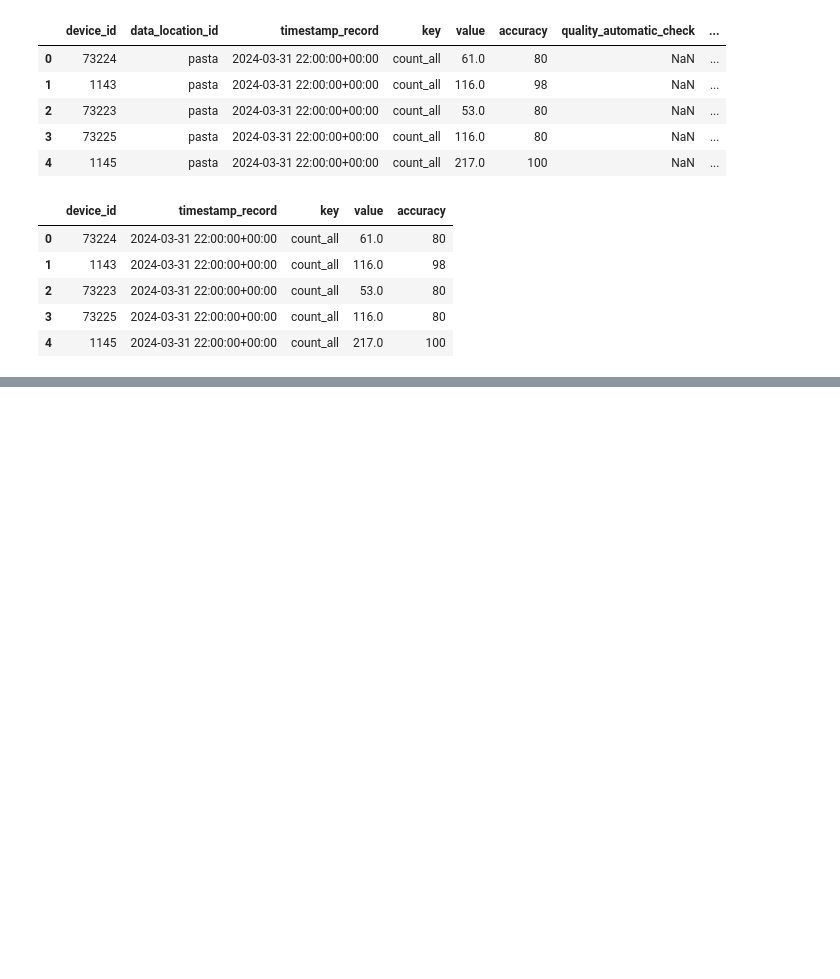
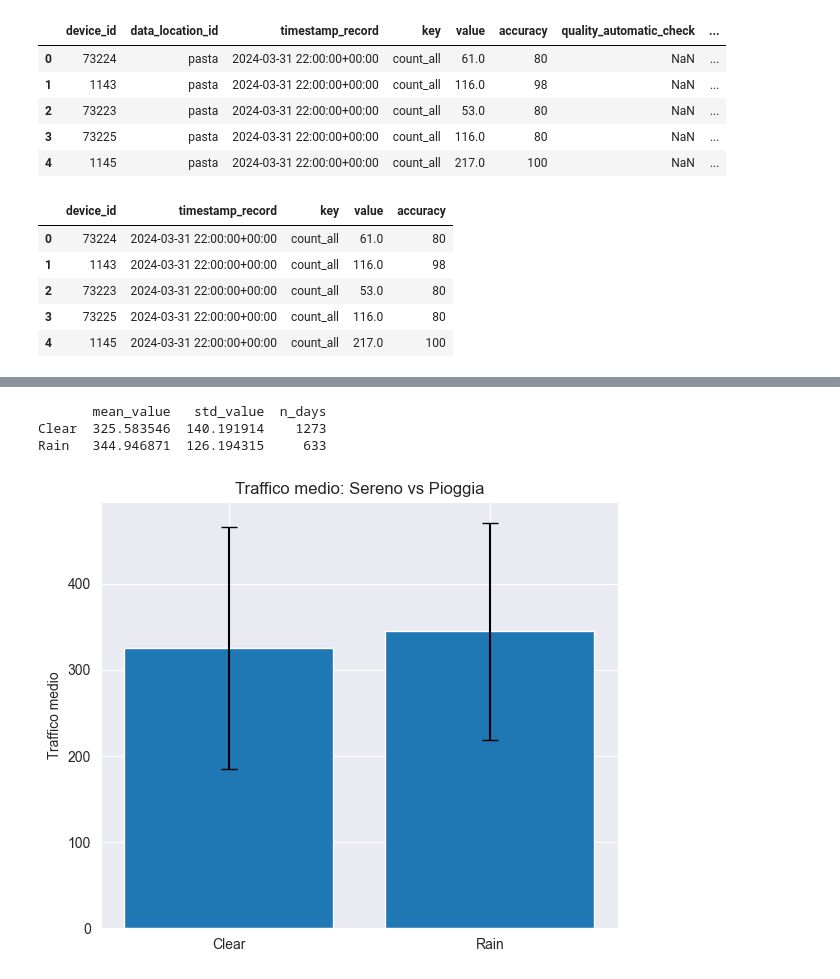
Before and after one commit to UrbanTripPlanning/trip_planner, a Jupyter notebook: road_data_analysis.ipynb, the cells around one changed output, grey strips where cells are left out. Drawn from its saved outputs; the diff is of its cells as text; code cells hidden in the pictures; blank space fills up the shorter version.

```diff
--- a/road_data_analysis.ipynb
+++ b/road_data_analysis.ipynb
@@ -139,0 +176,33 @@ rain_bin
+# %%
+# 1) Flag booleano
+df = df_daily_all.copy()
+df['rain_flag'] = df['precip'] > 0
+
+# 2) Statistiche aggregate
+binary_stats = (
+    df
+    .groupby('rain_flag')['value']
+    .agg(mean_value='mean', std_value='std', n_days='count')
+)
+binary_stats.index = ['Clear', 'Rain']
+
+print(binary_stats)
+
+# 3) Grafico a barre con barre di errore
+fig, ax = plt.subplots(figsize=(6, 5))
+ax.bar(
+    binary_stats.index,
+    binary_stats['mean_value'],
+    yerr=binary_stats['std_value'],
+    capsize=6
+)
+ax.set_title('Traffico medio: Sereno vs Pioggia')
+ax.set_ylabel('Traffico medio')
+ax.grid(True, axis='y')
+plt.tight_layout()
+plt.show()
+# %% [output]
+       mean_value   std_value  n_days
+Clear  325.583546  140.191914    1273
+Rain   344.946871  126.194315     633
+[figure, added]
```
Also changed, not shown: parts of 46 cells of this notebook, 19 other files.
